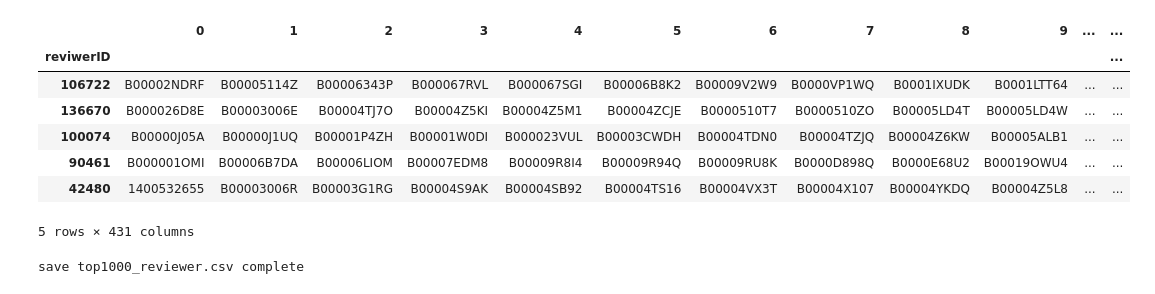
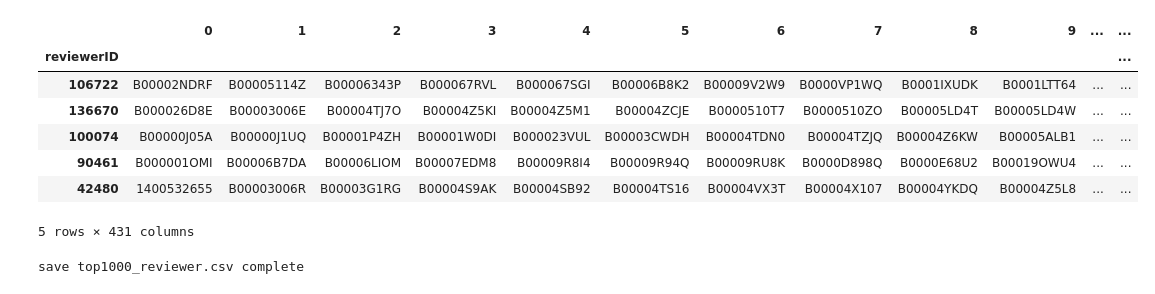
Before and after one commit to PattarapornH/mining-project, a Jupyter notebook: association_rules.ipynb, the cells around one changed output. Saved outputs shown, nothing was run; the diff lists cells and outputs as text; code cells hidden in the pictures.

```diff
--- a/association_rules.ipynb
+++ b/association_rules.ipynb
@@ -17,5 +17,5 @@ data.head()
 # %%
-df_groupby_id = data.groupby(data['reviwerID']).size().to_frame('count_reviewerID')
+df_groupby_id = data.groupby(data['reviewerID']).size().to_frame('count_reviewerID')
 df_count = df_groupby_id.sort_values(by=['count_reviewerID'], ascending = False)[0:1000]
 # df_count = df_count.set_index('index')
 df_count = df_count.reset_index()
@@ -29,21 +29,21 @@ df_count.head()
 | 3 | 90461 | 352 |
 | 4 | 42480 | 351 |
 # %%
-top1000 = pd.DataFrame(columns=df_count['reviwerID'])
+top1000 = pd.DataFrame(columns=df_count['reviewerID'])
 for index, row in df_count.iterrows():
-    tmp = data[data.reviwerID == row.reviwerID].reset_index()
+    tmp = data[data.reviewerID == row.reviewerID].reset_index()
     tmp = tmp['productID']
-    top1000[row.reviwerID] = tmp
+    top1000[row.reviewerID] = tmp
 
-#     top1000 = top1000.append(tmp[['reviwerID','productID']])
+#     top1000 = top1000.append(tmp[['reviewerID','productID']])
 # top1000 = top1000.reset_index(drop = True)
-# top1000[136670] = data[data.reviwerID == 136670]['productID']
+# top1000[136670] = data[data.reviewerID == 136670]['productID']
 top1000 = top1000.T
 top1000 = top1000.fillna(0)
 top1000.head()
 # %% [output]
 |  | 0 | 1 | 2 | 3 | 4 | 5 | 6 | 7 | 8 | 9 | ... | ... |
-| reviwerID |  |  |  |  |  |  |  |  |  |  |  | ... |
+| reviewerID |  |  |  |  |  |  |  |  |  |  |  | ... |
 | 106722 | B00002NDRF | B00005114Z | B00006343P | B000067RVL | B000067SGI | B00006B8K2 | B00009V2W9 | B0000VP1WQ | B0001IXUDK | B0001LTT64 | ... | ... |
 | 136670 | B000026D8E | B00003006E | B00004TJ7O | B00004Z5KI | B00004Z5M1 | B00004ZCJE | B0000510T7 | B0000510ZO | B00005LD4T | B00005LD4W | ... | ... |
 | 100074 | B00000J05A | B00000J1UQ | B00001P4ZH | B00001W0DI | B000023VUL | B00003CWDH | B00004TDN0 | B00004TZJQ | B00004Z6KW | B00005ALB1 | ... | ... |
```
Also changed, not shown: parts of 6 cells of this notebook.
